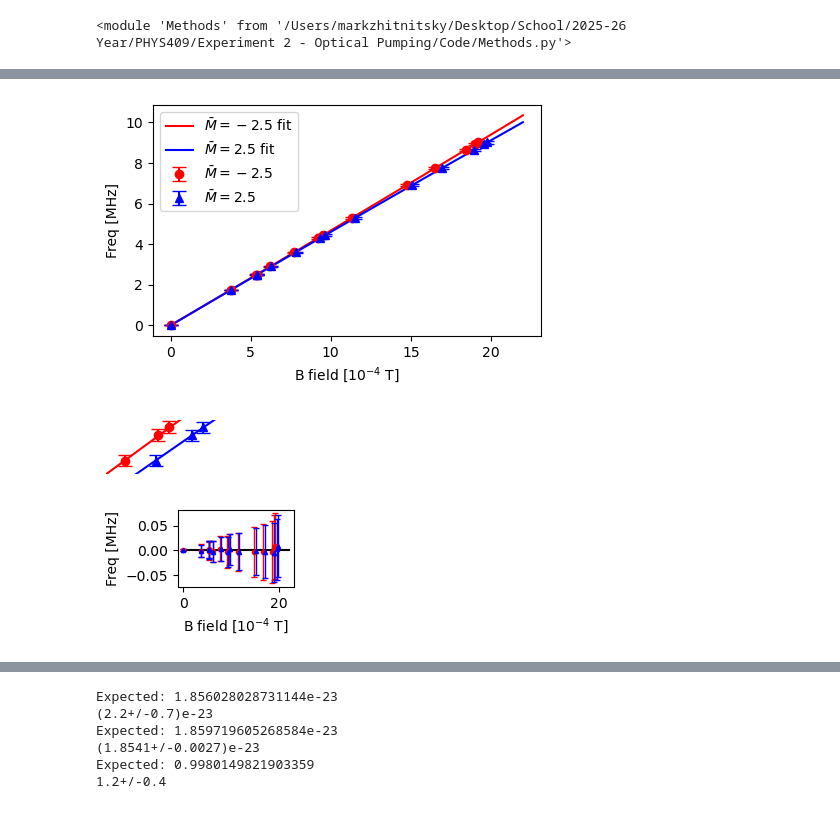
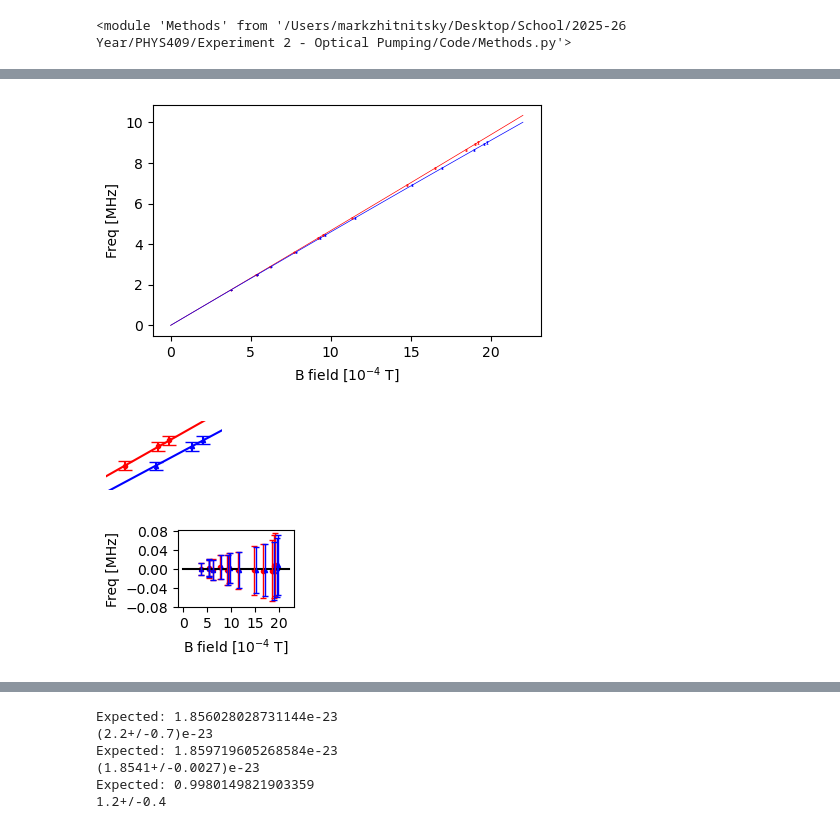
Before and after one commit to MarkZhit/PHYS409-Optical_Pumping, a Jupyter notebook: quadraticZeemanAnalysis.ipynb, the cells around one changed output, grey strips where cells are left out. Drawn from its saved outputs; the diff is of its cells as text; code cells hidden in the pictures.

```diff
--- a/quadraticZeemanAnalysis.ipynb
+++ b/quadraticZeemanAnalysis.ipynb
@@ -143,7 +150,6 @@ gF85 = 0.3337 # (from gemini, aligns with other sources)
 muB = 9.2740 * 10**(-24) # J/T (from NIST standard units)
 # muN = 5.05078 * 10**(-27) # J/T (from NIST standard units)
 gJ = 2.0023193043622 # electron G factor (from Steck)
-# gI = 6.6743 * 10**(-11) #m^3 /kgs^2
 g_J = gJ
 # g_I = gI
 mu_B = muB
@@ -252,6 +258,8 @@ def fitQuadraticZeeman_85(B, uB, freq, MfUpper):
     my_odr = odr.ODR(my_data, quad_model, beta0=p0)
 
     output = my_odr.run()
+    chi_square = output.sum_square
+    reduced_chi_square = output.res_var
 
     a_fit, b_fit = output.beta
     a_err, b_err = output.sd_beta
@@ -261,7 +269,8 @@ def fitQuadraticZeeman_85(B, uB, freq, MfUpper):
 
     print(f"a fit: {a:.2ue}, expected {aExpected:.6e}")
     print(f"b fit: {b:.2ue}, expected {bExpected:.6e}")
-    return a,b, aExpected, bExpected, output
+    print(f"chi_square: {chi_square:.6e}, reduced_chi_square {reduced_chi_square:.6e}")
+    return a,b, aExpected, bExpected, output, chi_square, reduced_chi_square
 
 def fitFullQuadraticZeeman_85(B, uB, freq, MfUpper):
     quad_model = odr.Model(quadratic_func)
@@ -497,14 +512,30 @@ b fit: (4.6473+/-0.0034)e+09, expected 4.674295e+09
 # %%
 plt.figure(figsize=(5,3))
-# plt.errorbar(Rb85d1 * 10**4, freq85, xerr=uRb85d1 * 10**4, capsize=5, label=r'$\bar{M}=-2.5$', fmt='o', color='red')
+
+
+plt.plot(bFullAxis * 10**4, quadratic_0intercept(output85d1.beta, bFullAxis) / 10**6, linewidth=0.5, label=r'$\bar{M}=-2.5$ fit', color='red')
+# # plt.plot(bFullAxis * 10**4, quadratic_0intercept(output85d2.beta, bFullAxis) / 10**6, label='fit to Rb85 dip2', color='red')
+# # plt.plot(bFullAxis * 10**4, quadratic_0intercept(output85d3.beta, bFullAxis) / 10**6, label='fit to Rb85 dip3', color='red')
+# # plt.plot(bFullAxis * 10**4, quadratic_0intercept(output85d4.beta, bFullAxis) / 10**6, label='fit to Rb85 dip4', color='red')
+# # plt.plot(bFullAxis * 10**4, quadratic_0intercept(output85d5.beta, bFullAxis) / 10**6, label='fit to Rb85 dip5', color='red')
+plt.plot(bFullAxis * 10**4, quadratic_0intercept(output85d6.beta, bFullAxis) / 10**6, linewidth=0.5, label=r'$\bar{M}=2.5$ fit', color='blue')
+
+# plt.plot(bFullAxis * 10**4, quadratic_0intercept(output87d1.beta, bFullAxis) / 10**6, label='fit to Rb87 dip1', color='blue')
+# # # plt.plot(bFullAxis * 10**4, quadratic_0intercept(output87d2.beta, bFullAxis) / 10**6, label='fit to Rb87 dip2', color='blue')
+# # # plt.plot(bFullAxis * 10**4, quadratic_0intercept(output87d3.beta, bFullAxis) / 10**6, label='fit to Rb87 dip3', color='blue')
+# plt.plot(bFullAxis * 10**4, quadratic_0intercept(output87d4.beta, bFullAxis) / 10**6, label='fit to Rb87 dip4', color='blue')
+
+
+
+# plt.errorbar(Rb85d1 * 10**4, freq85, xerr=uRb85d1 * 10**4, markersize=2, capsize=2, label=r'$\bar{M}=-2.5$', fmt='o', color='red')
 # # plt.errorbar(Rb85d2 * 10**4, freq85, xerr=uRb85d2 * 10**4, capsize=5, label='Rb85 dip2', fmt='o', color='red')
 # # plt.errorbar(Rb85d3 * 10**4, freq85, xerr=uRb85d3 * 10**4, capsize=5, label='Rb85 dip3', fmt='o', color='red')
 # # plt.errorbar(Rb85d4 * 10**4, freq85, xerr=uRb85d4 * 10**4, capsize=5, label='Rb85 dip4', fmt='o', color='red')
 # # plt.errorbar(Rb85d5 * 10**4, freq85, xerr=uRb85d5 * 10**4, capsize=5, label='Rb85 dip5', fmt='o', color='red')
-# plt.errorbar(Rb85d6 * 10**4, freq85, xerr=uRb85d6 * 10**4, capsize=5, label=r'$\bar{M}=2.5$', fmt='^', color='blue')
+# plt.errorbar(Rb85d6 * 10**4, freq85, xerr=uRb85d6 * 10**4, markersize=2, capsize=2, label=r'$\bar{M}=2.5$', fmt='^', color='blue')
 
-plt.errorbar(Rb85d1 * 10**4, freq85, yerr=uFreq85d1, capsize=5, label=r'$\bar{M}=-2.5$', fmt='o', color='red')
-plt.errorbar(Rb85d6 * 10**4, freq85, yerr=uFreq85d6, capsize=5, label=r'$\bar{M}=2.5$', fmt='^', color='blue')
+plt.errorbar(Rb85d1 * 10**4, freq85, yerr=uFreq85d1, markersize=0.3, capsize=1, capthick=0.4, elinewidth=0.5, barsabove=True, ecolor="red", label=r'$\bar{M}=-2.5$', fmt='o', color='red')
+plt.errorbar(Rb85d6 * 10**4, freq85, yerr=uFreq85d6, markersize=0.3, capsize=1, capthick=0.4 , elinewidth=0.5, barsabove=True, ecolor="blue", label=r'$\bar{M}=2.5$', fmt='^', color='blue')
 
 # plt.errorbar(Rb87d1 * 10**4, freq87, xerr=uRb87d1 * 10**4, capsize=5, label='Rb87 dip1', fmt='o', color='blue')
 # # plt.errorbar(Rb87d2 * 10**4, freq87, xerr=uRb87d2 * 10**4, capsize=5, label='Rb87 dip2', fmt='o', color='blue')
@@ -512,23 +543,10 @@ plt.errorbar(Rb85d6 * 10**4, freq85, yerr=uFreq85d6, capsize=5, label=r'$\bar{M}
 # plt.errorbar(Rb87d4 * 10**4, freq87, xerr=uRb87d4 * 10**4, capsize=5, label='Rb87 dip4', fmt='o', color='blue')
 
 
-plt.plot(bFullAxis * 10**4, quadratic_0intercept(output85d1.beta, bFullAxis) / 10**6, label=r'$\bar{M}=-2.5$ fit', color='red')
-# # plt.plot(bFullAxis * 10**4, quadratic_0intercept(output85d2.beta, bFullAxis) / 10**6, label='fit to Rb85 dip2', color='red')
-# # plt.plot(bFullAxis * 10**4, quadratic_0intercept(output85d3.beta, bFullAxis) / 10**6, label='fit to Rb85 dip3', color='red')
-# # plt.plot(bFullAxis * 10**4, quadratic_0intercept(output85d4.beta, bFullAxis) / 10**6, label='fit to Rb85 dip4', color='red')
-# # plt.plot(bFullAxis * 10**4, quadratic_0intercept(output85d5.beta, bFullAxis) / 10**6, label='fit to Rb85 dip5', color='red')
-plt.plot(bFullAxis * 10**4, quadratic_0intercept(output85d6.beta, bFullAxis) / 10**6, label=r'$\bar{M}=2.5$ fit', color='blue')
-
-# plt.plot(bFullAxis * 10**4, quadratic_0intercept(output87d1.beta, bFullAxis) / 10**6, label='fit to Rb87 dip1', color='blue')
-# # # plt.plot(bFullAxis * 10**4, quadratic_0intercept(output87d2.beta, bFullAxis) / 10**6, label='fit to Rb87 dip2', color='blue')
-# # # plt.plot(bFullAxis * 10**4, quadratic_0intercept(output87d3.beta, bFullAxis) / 10**6, label='fit to Rb87 dip3', color='blue')
-# plt.plot(bFullAxis * 10**4, quadratic_0intercept(output87d4.beta, bFullAxis) / 10**6, label='fit to Rb87 dip4', color='blue')
+# bFullAxis = np.linspace(0,20)
 
 
-# bFullAxis = np.linspace(0,2500/10**4)
-
-
-# plt.plot(bFullAxis * 10 ** 4, linear_wInt([4.67e9,0], bFullAxis) / 10 ** 6, label='Linear ', color='black')
+# plt.plot(bFullAxis*10**4, linear_wInt([4.67e9,0], bFullAxis) / 10 ** 6, label='Linear fit', color='black')
 
 
 # print("\nRb87:")
@@ -575,26 +593,29 @@ plt.plot(bFullAxis * 10**4, quadratic_0intercept(output85d6.beta, bFullAxis) / 1
 plt.ylabel('Freq [MHz]')
 plt.xlabel('B field [$10^{-4}$ T]')
 # plt.title('B for transmission')
-plt.legend()
-# plt.xlim(0,1)
-# plt.ylim(0,1)
+# plt.legend()
+# plt.xlim(0,20)
+# plt.ylim(0,10)
 plt.savefig("./figures/quadratic Zeeman mar 27.pdf", dpi=300, pad_inches=0, bbox_inches='tight')
 plt.show()
 
-plt.figure(figsize=(1.5,0.7))
+
+
+plt.figure(figsize=(1.5,0.9))
 # plt.errorbar(Rb85d1 * 10**4, freq85, xerr=uRb85d1 * 10**4, capsize=5, label=r'$\bar{M}=-2.5$', fmt='o', color='red')
 # plt.errorbar(Rb85d6 * 10**4, freq85, xerr=uRb85d6 * 10**4, capsize=5, label=r'$\bar{M}=2.5$', fmt='^', color='blue')
-plt.errorbar(Rb85d1 * 10**4, freq85, yerr=uFreq85d1, capsize=5, label=r'$\bar{M}=-2.5$', fmt='o', color='red')
-plt.errorbar(Rb85d6 * 10**4, freq85, yerr=uFreq85d6, capsize=5, label=r'$\bar{M}=2.5$', fmt='^', color='blue')
 plt.plot(bFullAxis * 10**4, quadratic_0intercept(output85d1.beta, bFullAxis) / 10**6, label=r'$\bar{M}=-2.5$ fit', color='red')
 plt.plot(bFullAxis * 10**4, quadratic_0intercept(output85d6.beta, bFullAxis) / 10**6, label=r'$\bar{M}=2.5$ fit', color='blue')
-# plt.ylabel('Freq [MHz]')
-# plt.xlabel('B field [$10^{-4}$ T]')
+plt.errorbar(Rb85d1 * 10**4, freq85, yerr=uFreq85d1, markersize=3, capsize=5, ecolor="red", barsabove=True, label=r'$\bar{M}=-2.5$', fmt='o', color='red')
+plt.errorbar(Rb85d6 * 10**4, freq85, yerr=uFreq85d6, markersize=3, capsize=5, ecolor="blue", barsabove=True, label=r'$\bar{M}=2.5$', fmt='^', color='blue')
+# plt.plot(bFullAxis*10**4, linear_wInt([4.67e9,0], bFullAxis) / 10 ** 6, label='Linear fit', color='black')
 plt.xlim(18.1,20.1)
-plt.ylim(8.5,9.1)
+plt.ylim(8.3,9.3)
 plt.axis('off')
 plt.savefig("./figures/quadratic Zeeman-zoomed mar 30.pdf", bbox_inches='tight', pad_inches=0, dpi=300)
 plt.show()
+
+
 # M = -2
 # I = 5/2
 # dEhfs = dEhfs85
@@ -627,40 +648,42 @@ plt.plot(bFullAxis * 10**4, np.zeros(len(bFullAxis)), color="black")
 # plt.errorbar(Rb85d6 * 10**4, Rb85d6Residual, xerr=uRb85d6 * 10**4, capsize=5, label=r'$\bar{M}=2.5$ residual', fmt='^', color='blue')
 
 
-plt.errorbar(Rb85d1 * 10**4, Rb85d1Residual, yerr=uFreq85d1, capsize=2, markersize=3, linewidth=1, label=r'$\bar{M}=-2.5$ residual', fmt='o', color='red')
+plt.errorbar(Rb85d1 * 10**4, Rb85d1Residual, yerr=uFreq85d1, capsize=2, markersize=3, linewidth=1, ecolor="red", barsabove=True, label=r'$\bar{M}=-2.5$ residual', fmt='o', color='red')
 # plt.errorbar(Rb85d2 * 10**4, Rb85d2Residual, yerr=uFreq85d2, capsize=2, label='residual of Rb85 dip2', fmt='o', color='red')
 # plt.errorbar(Rb85d3 * 10**4, Rb85d3Residual, yerr=uFreq85d3, capsize=2, label='residual of Rb85 dip3', fmt='o', color='red')
 # plt.errorbar(Rb85d4 * 10**4, Rb85d4Residual, yerr=uFreq85d4, capsize=2, label='residual of Rb85 dip4', fmt='o', color='red')
 # plt.errorbar(Rb85d5 * 10**4, Rb85d5Residual, yerr=uFreq85d5, capsize=2, label='residual of Rb85 dip5', fmt='o', color='red')
-plt.errorbar(Rb85d6 * 10**4, Rb85d6Residual, yerr=uFreq85d6, capsize=2, markersize=3, linewidth=1, label=r'$\bar{M}=2.5$ residual', fmt='^', color='blue')
+plt.errorbar(Rb85d6 * 10**4, Rb85d6Residual, yerr=uFreq85d6, capsize=2, markersize=3, linewidth=1, ecolor="blue", barsabove=True, label=r'$\bar{M}=2.5$ residual', fmt='^', color='blue')
 
 # plt.errorbar(Rb87d1 * 10**4, Rb87d1Residual, xerr=uRb87d1 * 10**4, capsize=5, label='residual of Rb87 dip1', fmt='o', color='blue')
 # plt.errorbar(Rb87d2 * 10**4, Rb87d2Residual, xerr=uRb87d2 * 10**4, capsize=5, label='residual of Rb87 dip1', fmt='o', color='blue')
 # plt.errorbar(Rb87d3 * 10**4, Rb87d3Residual, xerr=uRb87d3 * 10**4, capsize=5, label='residual of Rb87 dip1', fmt='o', color='blue')
 # plt.errorbar(Rb87d4 * 10**4, Rb87d4Residual, xerr=uRb87d4 * 10**4, capsize=5, label='residual of Rb87 dip1', fmt='o', color='blue')
 
 # print("max residual:", max(Rb85d1Residual))
 # print("max residual:", max(Rb85d2Residual))
 # print("max residual:", max(Rb85d3Residual))
 # print("max residual:", max(Rb85d4Residual))
 # print("max residual:", max(Rb85d5Residual))
 # print("max residual:", max(Rb85d6Residual))
 #
 # print("min residual:", min(Rb85d1Residual))
 # print("min residual:", min(Rb85d2Residual))
 # print("min residual:", min(Rb85d3Residual))
 # print("min residual:", min(Rb85d4Residual))
 # print("min residual:", min(Rb85d5Residual))
 # print("min residual:", min(Rb85d6Residual))
 
+plt.yticks(np.arange(-0.08, 0.081, 0.04))
+plt.xticks(np.arange(0, 20.01, 5))
 plt.ylabel('Freq [MHz]')
 plt.xlabel(r'B field [$10^{-4}$ T]')
 plt.savefig("./figures/quadratic Zeeman residual mar 27.pdf", dpi=300, pad_inches=0, bbox_inches='tight')
 plt.show()
 # %% [output]
-[figure, old version]
+[figure, new version]
-[figure, old version]
+[figure, new version]
-[figure, old version]
+[figure, new version]
 # %%
 # aFitted = -2*(((M-0.5)*(g_J * mu_B + muI(I, gI)/I)**2)/((2*I + 1)**2 * h * dEhfs))
 # dip1 has M=-2
```
Also changed, not shown: parts of 10 cells of this notebook, 9 other files.
